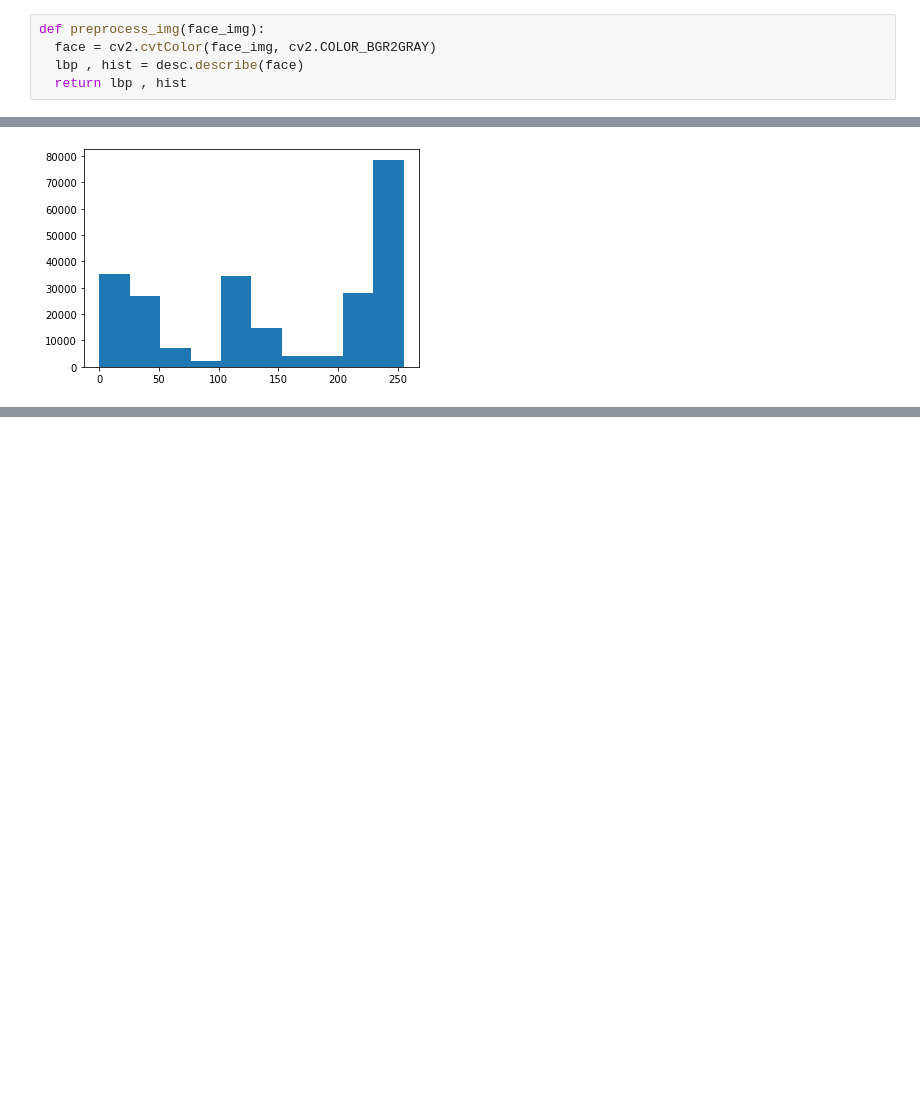
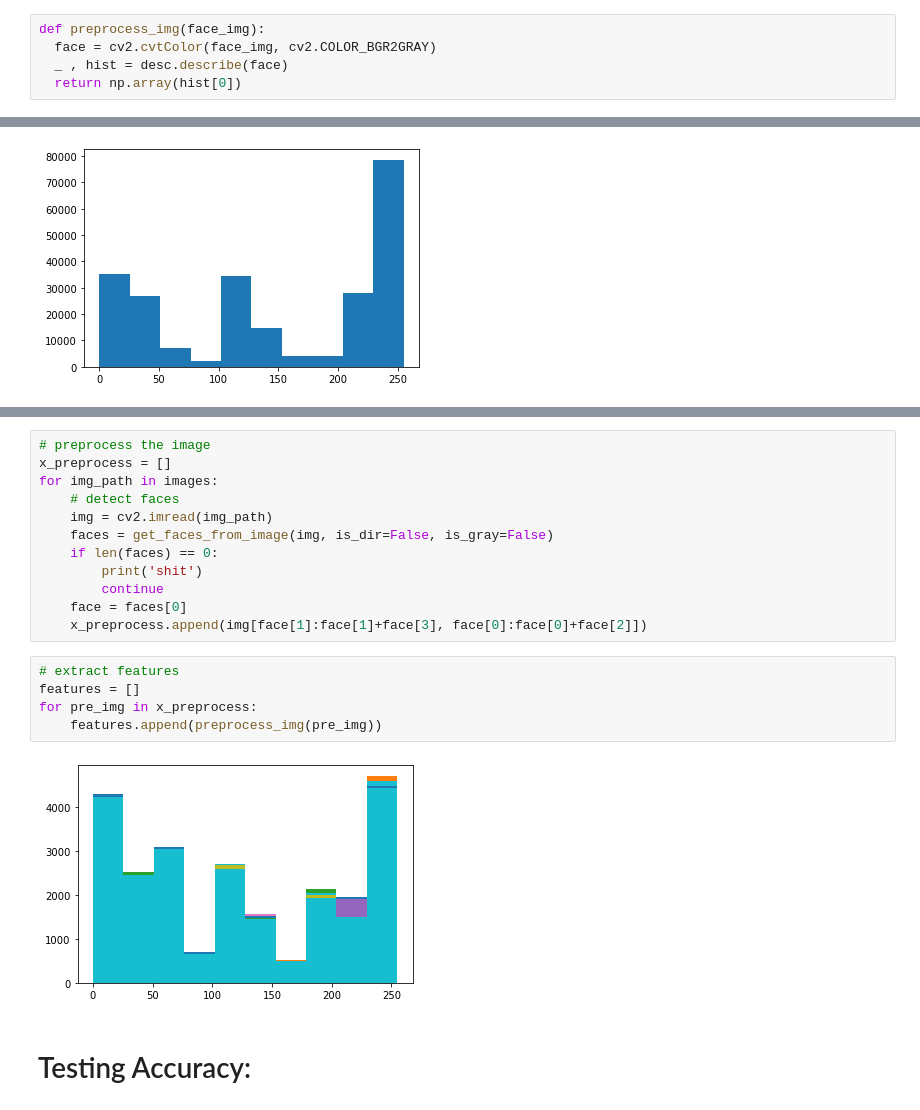
Before and after one commit to LoayMoh99/My_Social_Eye, a Jupyter notebook: face_tracking_test.ipynb, the cells around one changed output, grey strips where cells are left out. Drawn from its saved outputs; the diff is of its cells as text; blank space fills up the shorter version.

Commit message:
add testing to lbp

```diff
--- a/face_tracking_test.ipynb
+++ b/face_tracking_test.ipynb
@@ -127,8 +127,8 @@ desc = LocalBinaryPatterns(8 , 4)
 # %%
 def preprocess_img(face_img):
   face = cv2.cvtColor(face_img, cv2.COLOR_BGR2GRAY)
-  lbp , hist = desc.describe(face)
-  return lbp , hist
+  _ , hist = desc.describe(face)
+  return np.array(hist[0])
 # %%
 lbp1 , hist1 = preprocess_img(face1)
 # %% [output]
@@ -267,0 +318,21 @@ print(hist2)
+# %%
+# preprocess the image
+x_preprocess = []
+for img_path in images:
+    # detect faces
+    img = cv2.imread(img_path)
+    faces = get_faces_from_image(img, is_dir=False, is_gray=False)
+    if len(faces) == 0:
+        print('shit')
+        continue
+    face = faces[0]
+    x_preprocess.append(img[face[1]:face[1]+face[3], face[0]:face[0]+face[2]])
+# %%
+# extract features
+features = []
+for pre_img in x_preprocess:
+    features.append(preprocess_img(pre_img))
+# %% [output]
+[figure, added]
+# %% [markdown]
+# Testing Accuracy:
```
Also changed, not shown: parts of 4 cells of this notebook.
